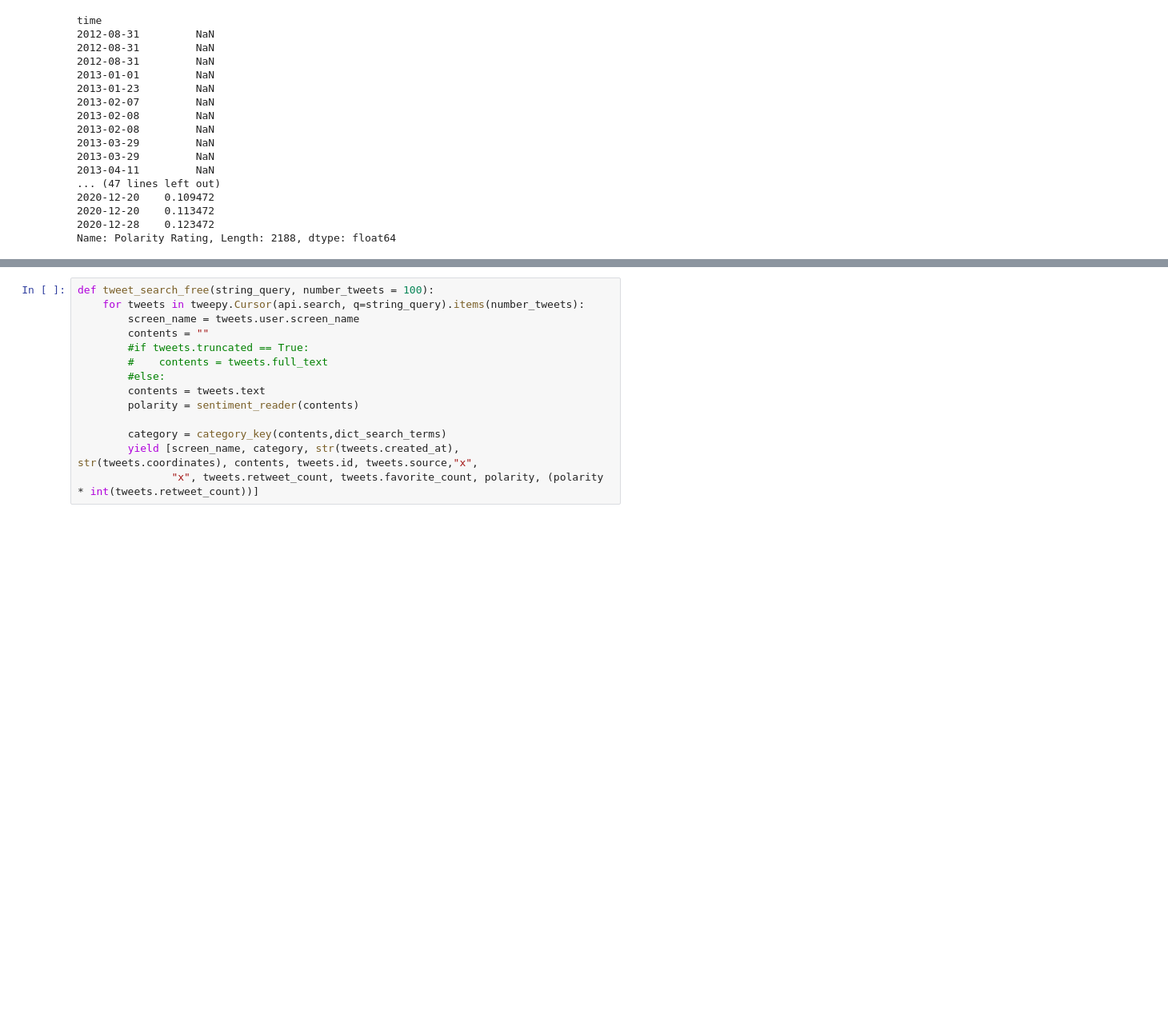
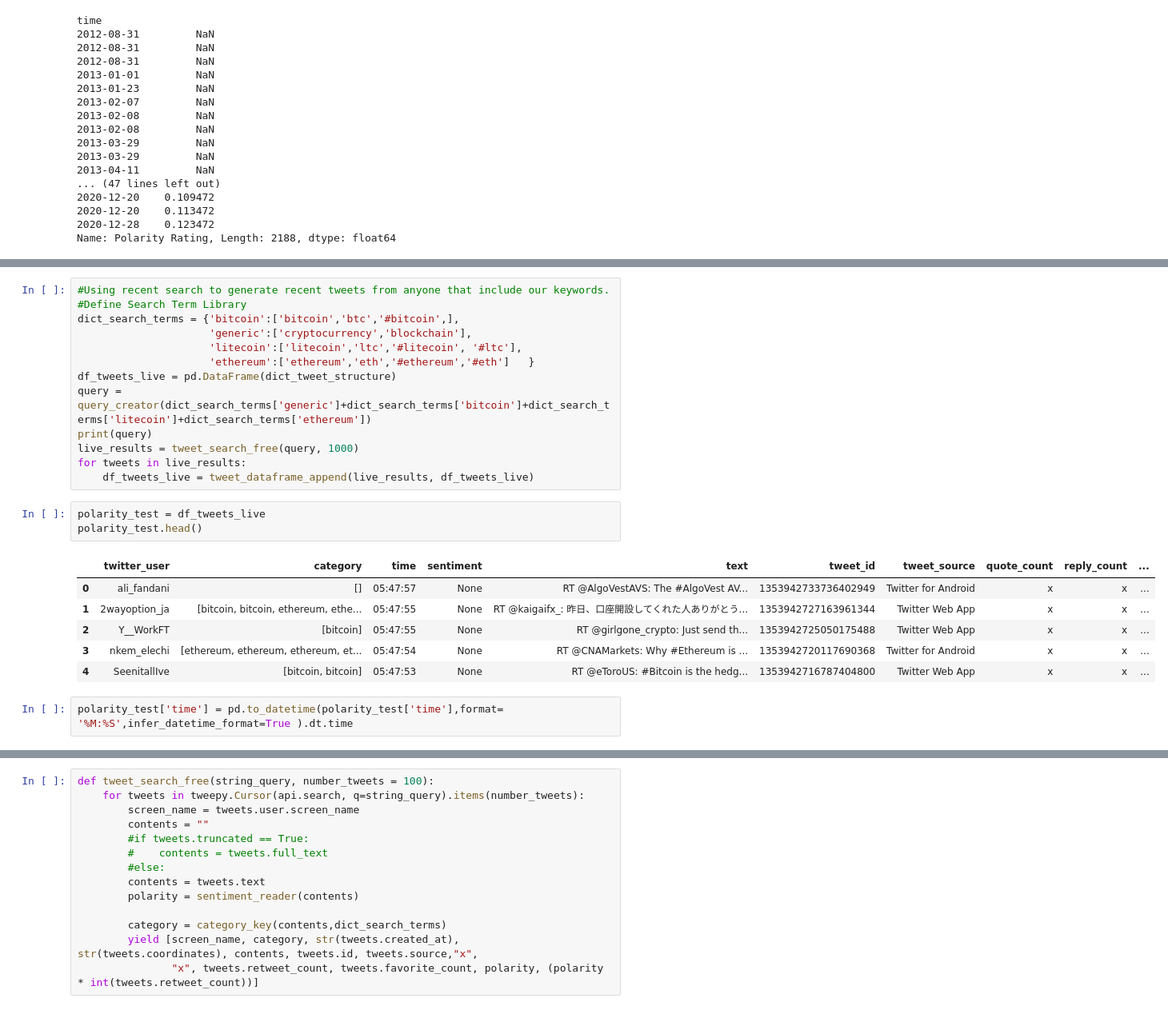
Before and after one commit to mnewk555/Project1_CryptoSentiment, a Jupyter notebook: notebooks/final_presentation_notebook.ipynb, the cells around one changed output, grey strips where cells are left out. Shown at 80% size. Saved outputs shown, nothing was run; the diff lists cells and outputs as text; blank space fills up the shorter version.

```diff
--- a/notebooks/final_presentation_notebook.ipynb
+++ b/notebooks/final_presentation_notebook.ipynb
@@ -90,3 +90,28 @@ tweets_graph*bitcoin_roller_graph
 bitcoin_roller_graph * ethereum_roller_graph * generic_roller_graph * litecoin_roller_graph
 # %% [output]
 [interactive output not drawn]
+# %%
+#Using recent search to generate recent tweets from anyone that include our keywords.
+#Define Search Term Library
+dict_search_terms = {'bitcoin':['bitcoin','btc','#bitcoin',],
+                     'generic':['cryptocurrency','blockchain'],
+                     'litecoin':['litecoin','ltc','#litecoin', '#ltc'],
+                     'ethereum':['ethereum','eth','#ethereum','#eth']   }
+df_tweets_live = pd.DataFrame(dict_tweet_structure)
+query = query_creator(dict_search_terms['generic']+dict_search_terms['bitcoin']+dict_search_terms['litecoin']+dict_search_terms['ethereum'])
+print(query)
+live_results = tweet_search_free(query, 1000)
+for tweets in live_results:
+    df_tweets_live = tweet_dataframe_append(live_results, df_tweets_live)
+# %%
+polarity_test = df_tweets_live
+polarity_test.head()
+# %% [output]
+|  | twitter_user | category | time | sentiment | text | tweet_id | tweet_source | quote_count | reply_count | ... |
+| 0 | ali_fandani | [] | 05:47:57 | None | RT @AlgoVestAVS: The #AlgoVest AV... | 1353942733736402949 | Twitter for Android | x | x | ... |
+| 1 | 2wayoption_ja | [bitcoin, bitcoin, ethereum, ethe... | 05:47:55 | None | RT @kaigaifx_: 昨日、口座開設してくれた人ありがとう... | 1353942727163961344 | Twitter Web App | x | x | ... |
+| 2 | Y__WorkFT | [bitcoin] | 05:47:55 | None | RT @girlgone_crypto: Just send th... | 1353942725050175488 | Twitter Web App | x | x | ... |
+| 3 | nkem_elechi | [ethereum, ethereum, ethereum, et... | 05:47:54 | None | RT @CNAMarkets: Why #Ethereum is ... | 1353942720117690368 | Twitter for Android | x | x | ... |
+| 4 | SeenitallIve | [bitcoin, bitcoin] | 05:47:53 | None | RT @eToroUS: #Bitcoin is the hedg... | 1353942716787404800 | Twitter Web App | x | x | ... |
+# %%
+polarity_test['time'] = pd.to_datetime(polarity_test['time'],format= '%M:%S',infer_datetime_format=True ).dt.time
```
Also changed, not shown: parts of 4 cells of this notebook, 3 other files.
